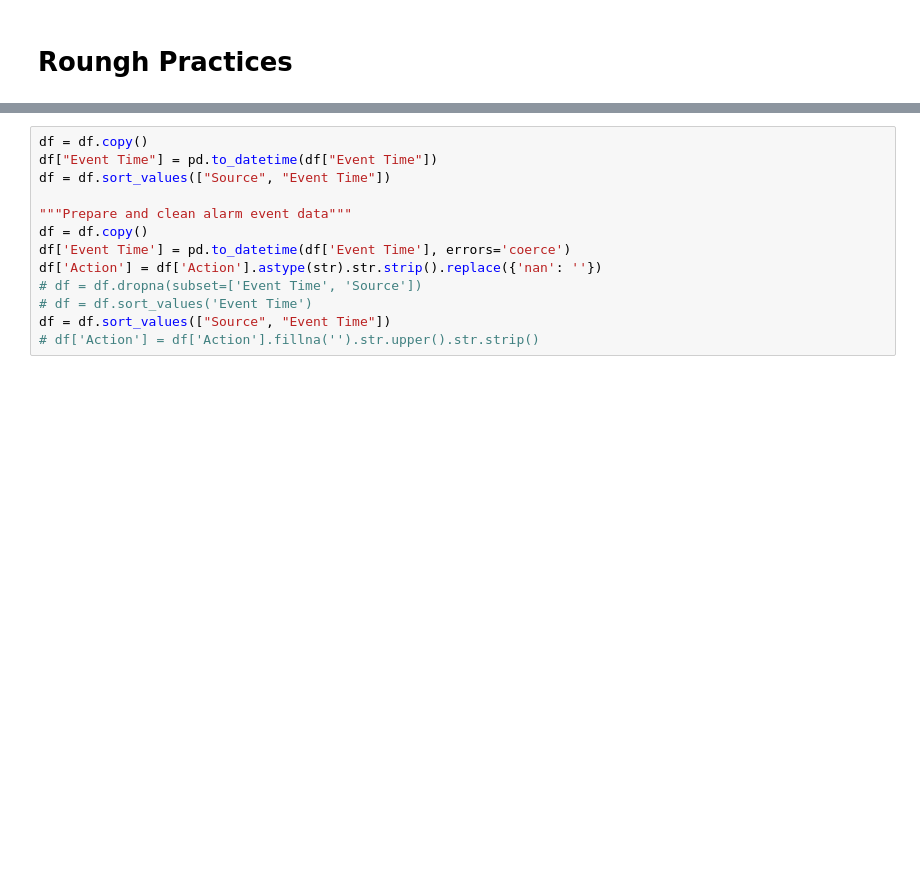
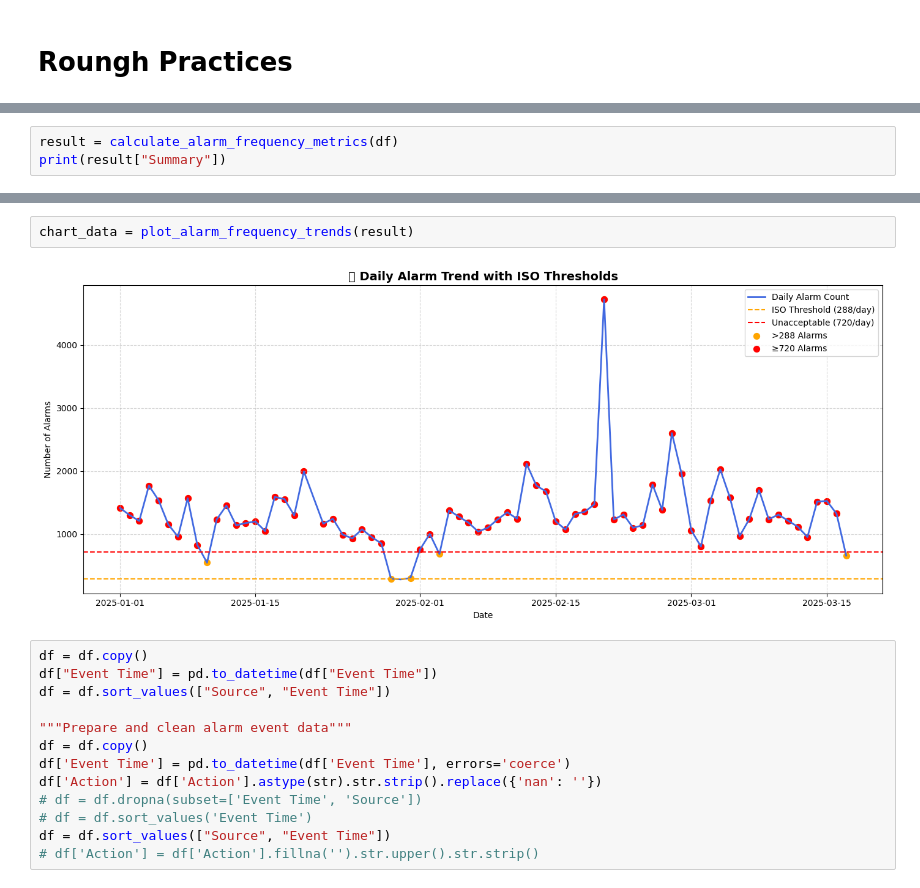
Before and after one commit to AhsanBilal157/Engro_Project_Analysis, a Jupyter notebook: Data_Calculations.ipynb, the cells around one changed output, grey strips where cells are left out. Saved outputs shown, nothing was run; the diff lists cells and outputs as text; blank space fills up the shorter version.

```diff
--- a/Data_Calculations.ipynb
+++ b/Data_Calculations.ipynb
@@ -361,0 +981,3 @@ cycles
+# %%
+result = calculate_alarm_frequency_metrics(df)
+print(result["Summary"])
@@ -362,3 +1055,7 @@ cycles
+# %%
+chart_data = plot_alarm_frequency_trends(result)
+# %% [output]
+[figure, added]
 # %%
 df = df.copy()
 df["Event Time"] = pd.to_datetime(df["Event Time"])
```
Also changed, not shown: parts of 37 cells of this notebook, 1 other file.
